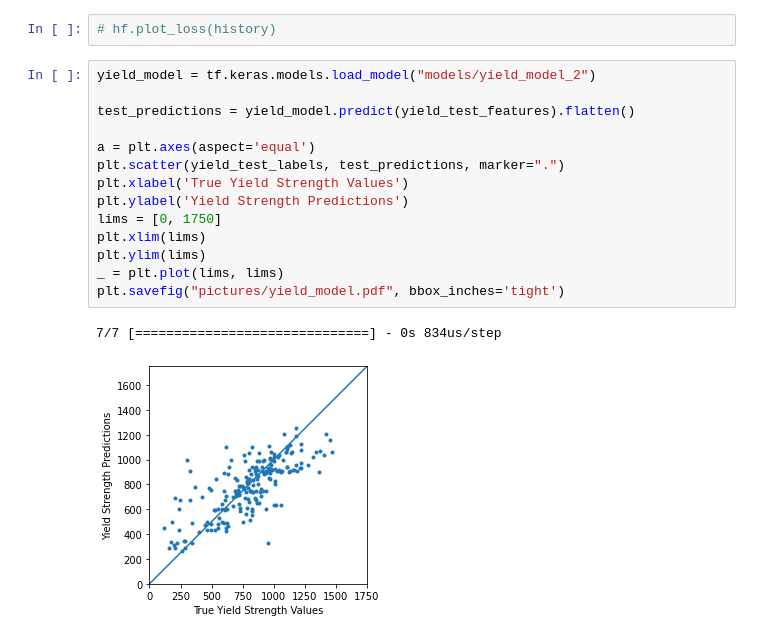
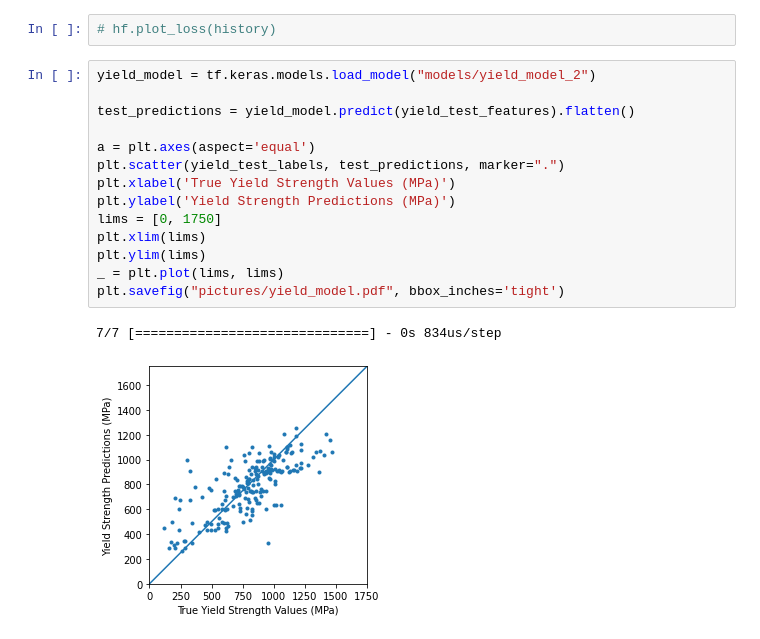
Before and after one commit to Mackus101/Nickel_NN, a Jupyter notebook: Yield_NN_regression.ipynb, the cells around one changed output. Saved outputs shown, nothing was run; the diff lists cells and outputs as text.

Commit message:
Some updated figures

```diff
--- a/Yield_NN_regression.ipynb
+++ b/Yield_NN_regression.ipynb
@@ -164,17 +164,17 @@ INFO:tensorflow:Reloading Tuner from model_search\yield_model\tuner0.json
 # %%
 yield_model = tf.keras.models.load_model("models/yield_model_2")
 
 test_predictions = yield_model.predict(yield_test_features).flatten()
 
 a = plt.axes(aspect='equal')
 plt.scatter(yield_test_labels, test_predictions, marker=".")
-plt.xlabel('True Yield Strength Values')
-plt.ylabel('Yield Strength Predictions')
+plt.xlabel('True Yield Strength Values (MPa)')
+plt.ylabel('Yield Strength Predictions (MPa)')
 lims = [0, 1750]
 plt.xlim(lims)
 plt.ylim(lims)
 _ = plt.plot(lims, lims)
 plt.savefig("pictures/yield_model.pdf", bbox_inches='tight')
 # %% [output]
 7/7 [==============================] - 0s 834us/step
-[figure, old version]
+[figure, new version]
```
Also changed, not shown: 11 other files.
